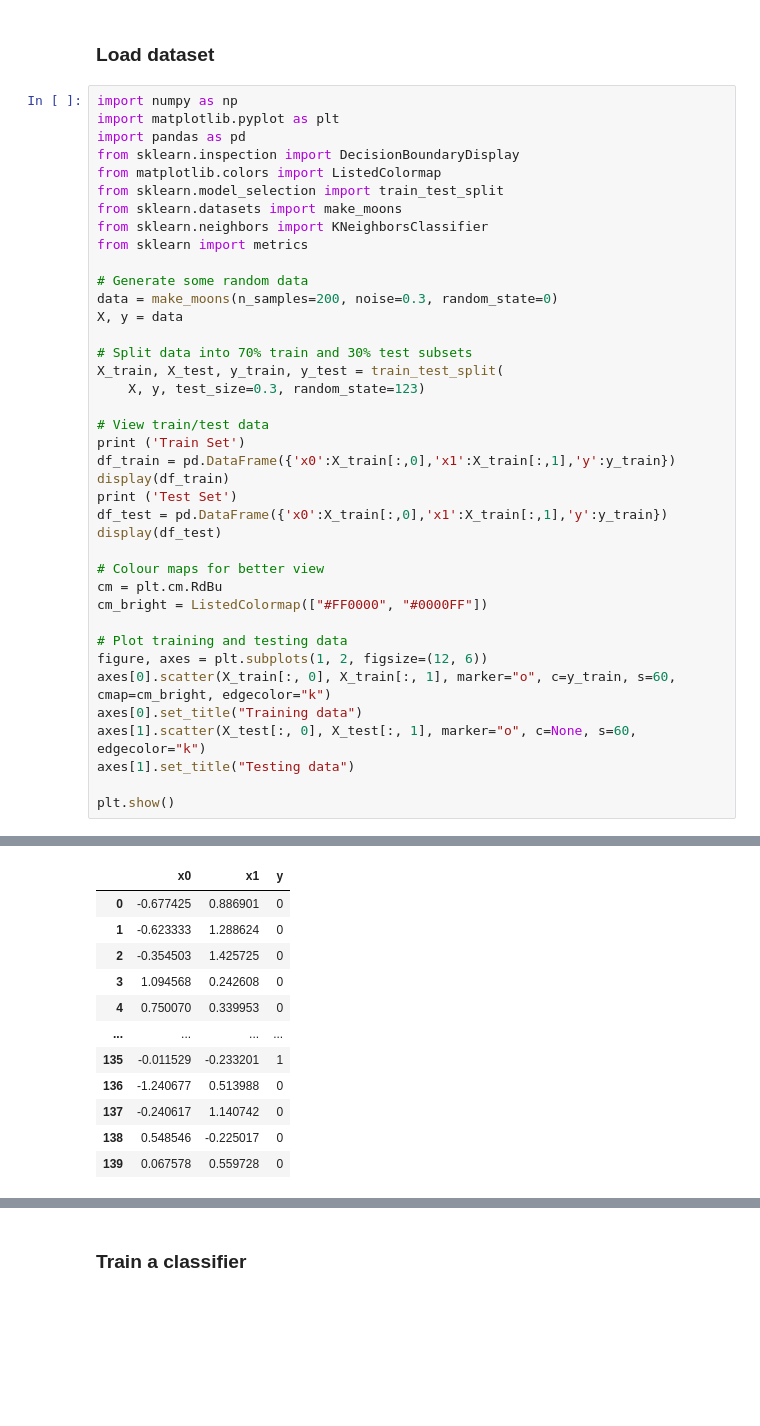
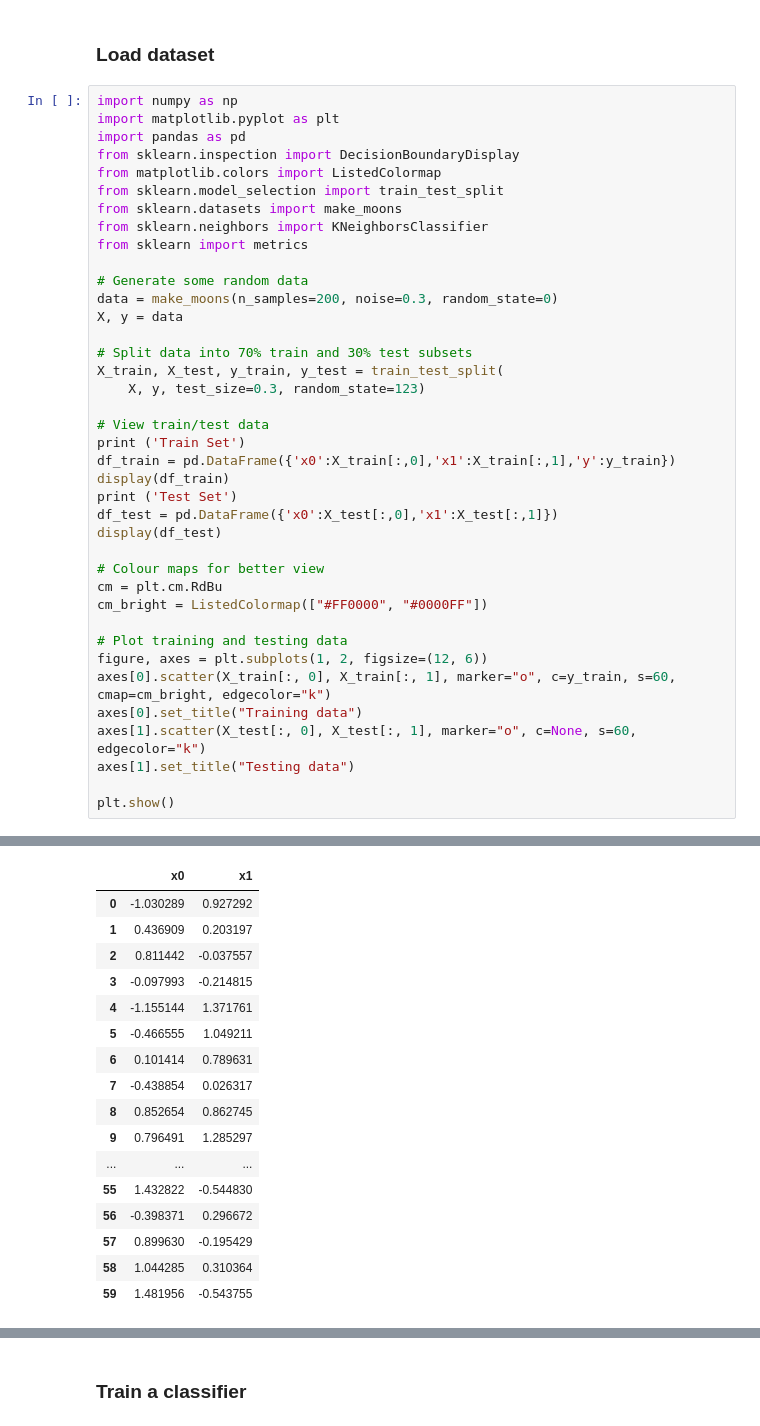
Before and after one commit to csiro-wsn/workshops, a Jupyter notebook: ml/UQ_CSSE4011_ML_workshop.ipynb, the cells around one changed output, grey strips where cells are left out. Saved outputs shown, nothing was run; the diff lists cells and outputs as text; blank space fills up the shorter version.

```diff
--- a/ml/UQ_CSSE4011_ML_workshop.ipynb
+++ b/ml/UQ_CSSE4011_ML_workshop.ipynb
@@ -70,46 +70,51 @@ print ('Train Set')
 df_train = pd.DataFrame({'x0':X_train[:,0],'x1':X_train[:,1],'y':y_train})
 display(df_train)
 print ('Test Set')
-df_test = pd.DataFrame({'x0':X_train[:,0],'x1':X_train[:,1],'y':y_train})
+df_test = pd.DataFrame({'x0':X_test[:,0],'x1':X_test[:,1]})
 display(df_test)
 
 # Colour maps for better view
 cm = plt.cm.RdBu
 cm_bright = ListedColormap(["#FF0000", "#0000FF"])
 
 # Plot training and testing data
 figure, axes = plt.subplots(1, 2, figsize=(12, 6))
 axes[0].scatter(X_train[:, 0], X_train[:, 1], marker="o", c=y_train, s=60, cmap=cm_bright, edgecolor="k")
 axes[0].set_title("Training data")
 axes[1].scatter(X_test[:, 0], X_test[:, 1], marker="o", c=None, s=60, edgecolor="k")
 axes[1].set_title("Testing data")
 
 plt.show()
 # %% [output]
 Train Set
 |  | x0 | x1 | y |
 | 0 | -0.677425 | 0.886901 | 0 |
 | 1 | -0.623333 | 1.288624 | 0 |
 | 2 | -0.354503 | 1.425725 | 0 |
 | 3 | 1.094568 | 0.242608 | 0 |
 | 4 | 0.750070 | 0.339953 | 0 |
 | ... | ... | ... | ... |
 | 135 | -0.011529 | -0.233201 | 1 |
 | 136 | -1.240677 | 0.513988 | 0 |
 | 137 | -0.240617 | 1.140742 | 0 |
 | 138 | 0.548546 | -0.225017 | 0 |
 | 139 | 0.067578 | 0.559728 | 0 |
 140 rows × 3 columns
 Test Set
-|  | x0 | x1 | y |
-| 0 | -0.677425 | 0.886901 | 0 |
-| 1 | -0.623333 | 1.288624 | 0 |
-| 2 | -0.354503 | 1.425725 | 0 |
-| 3 | 1.094568 | 0.242608 | 0 |
-| 4 | 0.750070 | 0.339953 | 0 |
-| ... | ... | ... | ... |
-| 135 | -0.011529 | -0.233201 | 1 |
-| 136 | -1.240677 | 0.513988 | 0 |
-| 137 | -0.240617 | 1.140742 | 0 |
-| 138 | 0.548546 | -0.225017 | 0 |
-| 139 | 0.067578 | 0.559728 | 0 |
+|  | x0 | x1 |
+| 0 | -1.030289 | 0.927292 |
+| 1 | 0.436909 | 0.203197 |
+| 2 | 0.811442 | -0.037557 |
+| 3 | -0.097993 | -0.214815 |
+| 4 | -1.155144 | 1.371761 |
+| 5 | -0.466555 | 1.049211 |
+| 6 | 0.101414 | 0.789631 |
+| 7 | -0.438854 | 0.026317 |
+| 8 | 0.852654 | 0.862745 |
+| 9 | 0.796491 | 1.285297 |
+| ... | ... | ... |
+| 55 | 1.432822 | -0.544830 |
+| 56 | -0.398371 | 0.296672 |
+| 57 | 0.899630 | -0.195429 |
+| 58 | 1.044285 | 0.310364 |
+| 59 | 1.481956 | -0.543755 |
```
Also changed, not shown: parts of 2 cells of this notebook.
